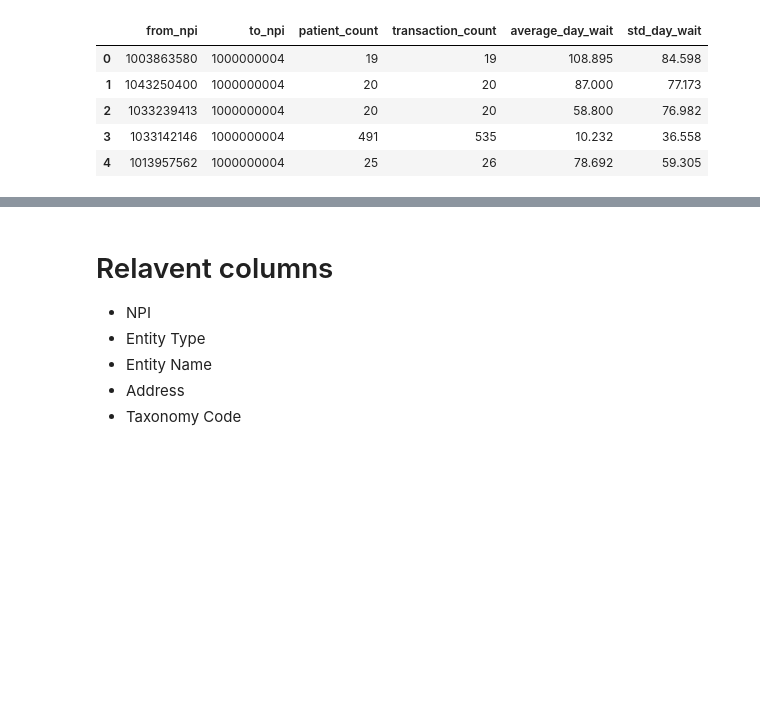
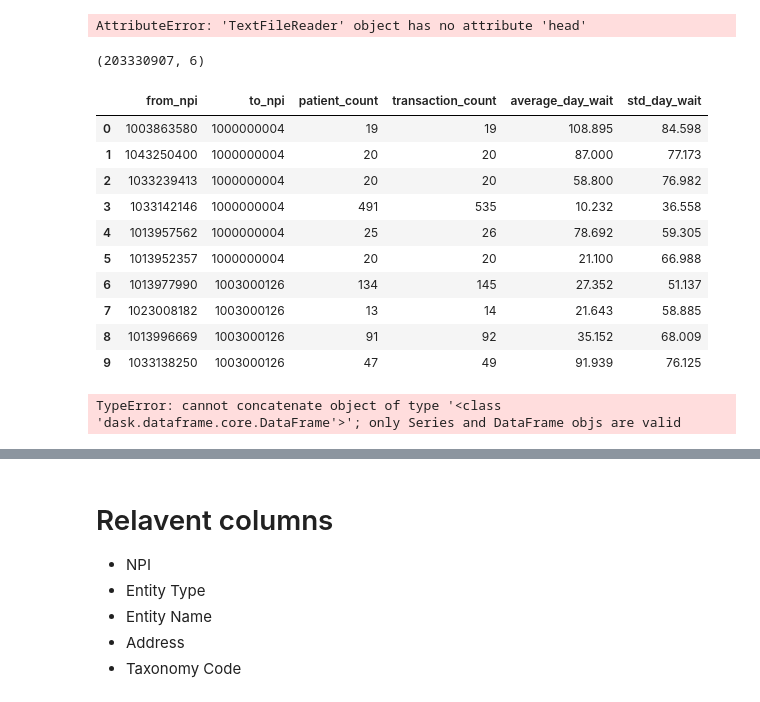
Before and after one commit to maevadevs/Hcbb-Hop-Team, a Jupyter notebook: notebooks/cleaning_hops_data.ipynb, the cells around one changed output, grey strips where cells are left out. Saved outputs shown, nothing was run; the diff lists cells and outputs as text; code cells hidden in the pictures; blank space fills up the shorter version.

Commit message:
getting data ready

```diff
--- a/notebooks/cleaning_hops_data.ipynb
+++ b/notebooks/cleaning_hops_data.ipynb
@@ -3,4 +260,3 @@ import pandas as pd
 # %%
-hop_chunks = pd.read_csv('data/DocGraph_Hop_Teaming_2017.csv',
-                          nrows = 10000)
-nppes_chunks = pd.read_csv('data/npidata_pfile_20050523-20210207.csv', nrows=10000)
+#hop_chunks = pd.read_csv('data/DocGraph_Hop_Teaming_2017.csv',chunksize = 1000000) # nrows = 10000
+# hop_chunks = dd.read_csv('data/DocGraph_Hop_Teaming_2017.csv')
@@ -7,9 +281,33 @@ nppes_chunks = pd.read_csv('data/npidata_pfile_20050523-20210207.csv', nrows=100
+# %%
+npidata_raw.head()
+# %% [output]
+AttributeError: 'TextFileReader' object has no attribute 'head'
+# %%
+hop_chunks.shape
+# %% [output]
+(203330907, 6)
 # %%
-hop_chunks.head()
+hop_chunks.head(10)
 # %% [output]
 |  | from_npi | to_npi | patient_count | transaction_count | average_day_wait | std_day_wait |
 | 0 | 1003863580 | 1000000004 | 19 | 19 | 108.895 | 84.598 |
 | 1 | 1043250400 | 1000000004 | 20 | 20 | 87.000 | 77.173 |
 | 2 | 1033239413 | 1000000004 | 20 | 20 | 58.800 | 76.982 |
 | 3 | 1033142146 | 1000000004 | 491 | 535 | 10.232 | 36.558 |
 | 4 | 1013957562 | 1000000004 | 25 | 26 | 78.692 | 59.305 |
+| 5 | 1013952357 | 1000000004 | 20 | 20 | 21.100 | 66.988 |
+| 6 | 1013977990 | 1003000126 | 134 | 145 | 27.352 | 51.137 |
+| 7 | 1023008182 | 1003000126 | 13 | 14 | 21.643 | 58.885 |
+| 8 | 1013996669 | 1003000126 | 91 | 92 | 35.152 | 68.009 |
+| 9 | 1033138250 | 1003000126 | 47 | 49 | 91.939 | 76.125 |
+# %%
+npi_taxonomy = pd.concat([
+    npidata_raw[['NPI']],
+    # The provider's taxonomy code, which is contained in one of the 'Healthcare Provider Taxonomy Code*' columns
+    npidata_raw[npidata_raw.columns[pd.Series(npidata_raw.columns).str.startswith('Healthcare Provider Taxonomy Code_')]],
+    npidata_raw[npidata_raw.columns[pd.Series(npidata_raw.columns).str.startswith('Healthcare Provider Primary Taxonomy Switch_')]]
+], axis=1)
+
+npi_taxonomy.head()
+# %% [output]
+TypeError: cannot concatenate object of type '<class 'dask.dataframe.core.DataFrame'>'; only Series and DataFrame objs are valid
```
Also changed, not shown: parts of 25 cells of this notebook.
